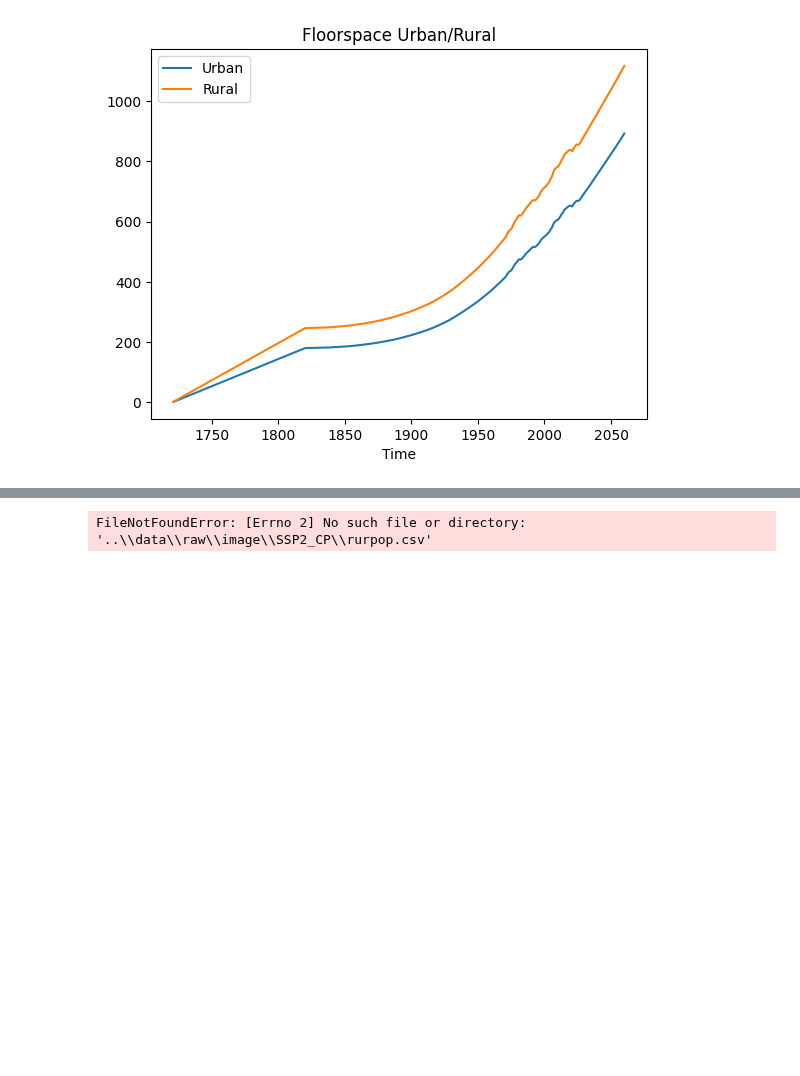
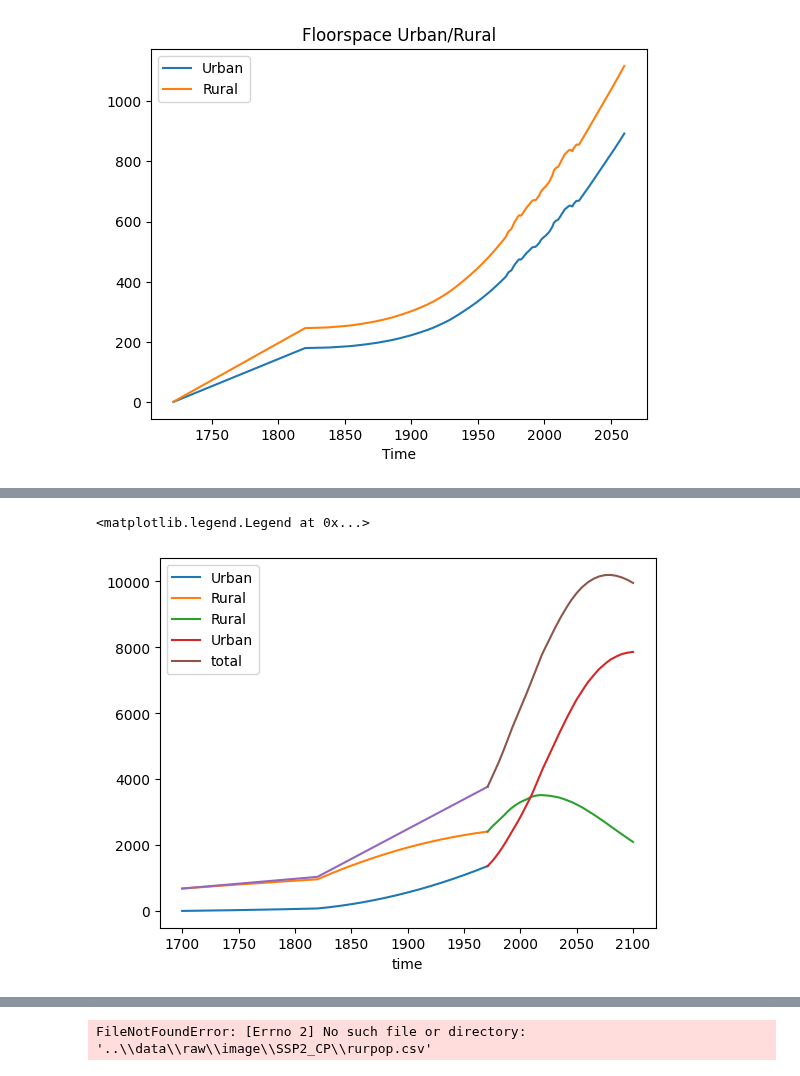
Before and after one commit to imagepbl/image-materials, a Jupyter notebook: examples/buma_preprocessing.ipynb, the cells around one changed output, grey strips where cells are left out. Cells and saved outputs as stored; diff of their text form; code cells hidden in the pictures; blank space fills up the shorter version.

```diff
--- a/examples/buma_preprocessing.ipynb
+++ b/examples/buma_preprocessing.ipynb
@@ -167,0 +183,12 @@ raw_rural_population = raw_rural_population.loc[:, :26]
+# %%
+urban_pop_interp.sum(axis = 1).plot(label = 'Urban')
+rural_pop_interp.sum(axis = 1).plot(label = 'Rural')
+rural_population.sum(axis = 1).plot(label = 'Rural')
+urban_population.sum(axis = 1).plot(label = 'Urban')
+total = (rural_pop_interp.sum(axis = 1) + urban_pop_interp.sum(axis = 1)).plot()
+population_1970_future_df.sum(axis = 1).plot(label = 'total')
+
+plt.legend()
+# %% [output]
+<matplotlib.legend.Legend at 0x...>
+[figure, added]
```
Also changed, not shown: parts of 6 cells of this notebook, 2 other files.
